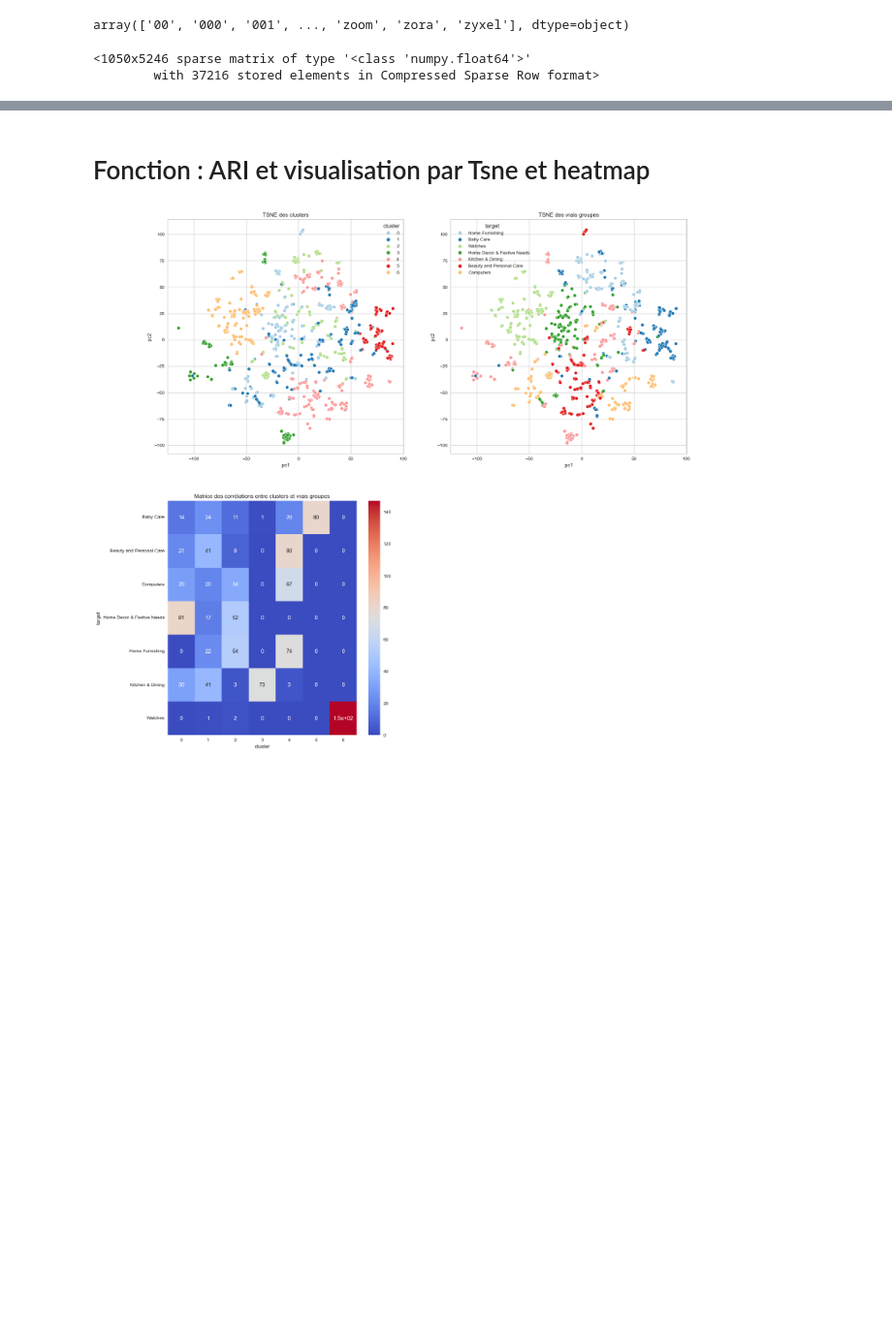
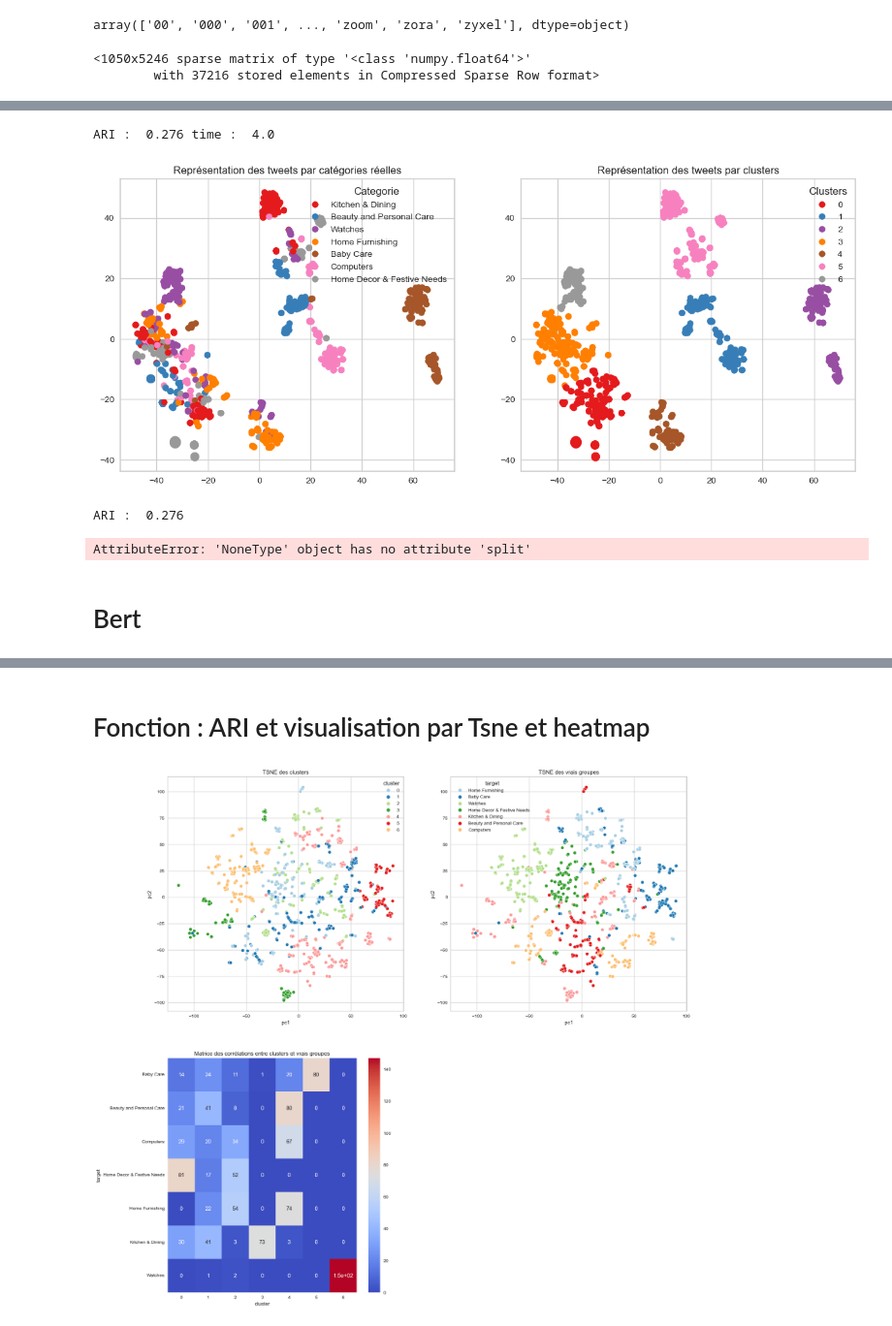
Before and after one commit to ArhurK/P6_NLP_Vison_OC, a Jupyter notebook: P6_Classifiez automatiquement des biens de consommation.ipynb, the cells around one changed output, grey strips where cells are left out. Shown at 97% size. Cells and saved outputs as stored; diff of their text form; code cells hidden in the pictures; blank space fills up the shorter version.

```diff
--- a/P6_Classifiez automatiquement des biens de consommation.ipynb
+++ b/P6_Classifiez automatiquement des biens de consommation.ipynb
@@ -712,0 +793,22 @@ X, y_pred
+# %%
+# Création de la matrice d'embedding
+
+print("Create Embedding matrix ...")
+w2v_size = 300
+word_index = tokenizer.word_index
+vocab_size = len(word_index) + 1
+embedding_matrix = np.zeros((vocab_size, w2v_size))
+i=0
+j=0
+
+for word, idx in word_index.items():
+    i +=1
+    if word in w2v_words:
+        j +=1
+        embedding_vector = model_vectors[word]
+        if embedding_vector is not None:
+            embedding_matrix[idx] = model_vectors[word]
+
+word_rate = np.round(j/i,4)
+print("Word embedding rate : ", word_rate)
+print("Embedding matrix: %s" % str(embedding_matrix.shape))
@@ -712,0 +823,13 @@ X, y_pred
+# %%
+# Création du modèle
+
+input=Input(shape=(len(x_sentences),maxlen),dtype='float64')
+word_input=Input(shape=(maxlen,),dtype='float64')
+word_embedding=Embedding(input_dim=vocab_size,
+                         output_dim=w2v_size,
+                         weights = [embedding_matrix],
+                         input_length=maxlen)(word_input)
+word_vec=GlobalAveragePooling1D()(word_embedding)
+embed_model = Model([word_input],word_vec)
+
+embed_model.summary()
@@ -712,0 +853,3 @@ X, y_pred
+# %%
+embeddings = embed_model.predict(x_sentences)
+embeddings.shape
@@ -712,0 +919,9 @@ X, y_pred
+# %%
+ARI, X_tsne, labels = ARI_fct(embeddings)
+# %% [output]
+ARI :  0.276 time :  4.0
+# %%
+TSNE_visu_fct(X_tsne, y_cat_num, labels, ARI)
+# %% [output]
+[figure, added]
+ARI :  0.276
@@ -712,0 +932,6 @@ X, y_pred
+# %%
+model.predict(embeddings)
+# %% [output]
+AttributeError: 'NoneType' object has no attribute 'split'
+# %% [markdown]
+# Bert
```
Also changed, not shown: parts of 73 cells of this notebook.
